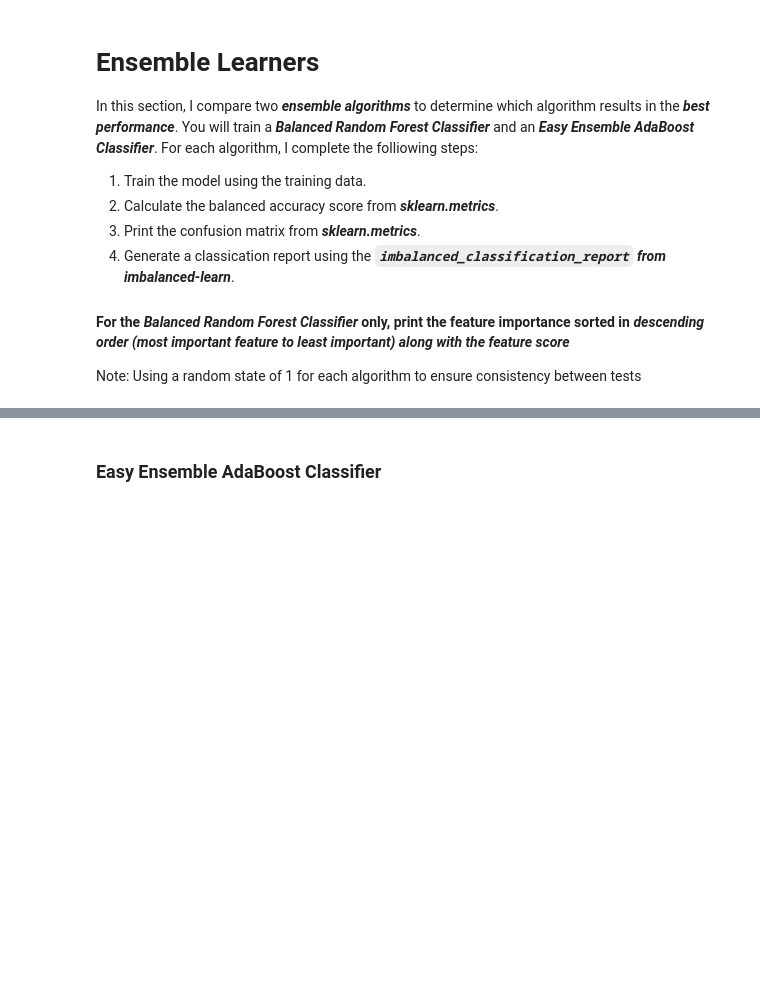
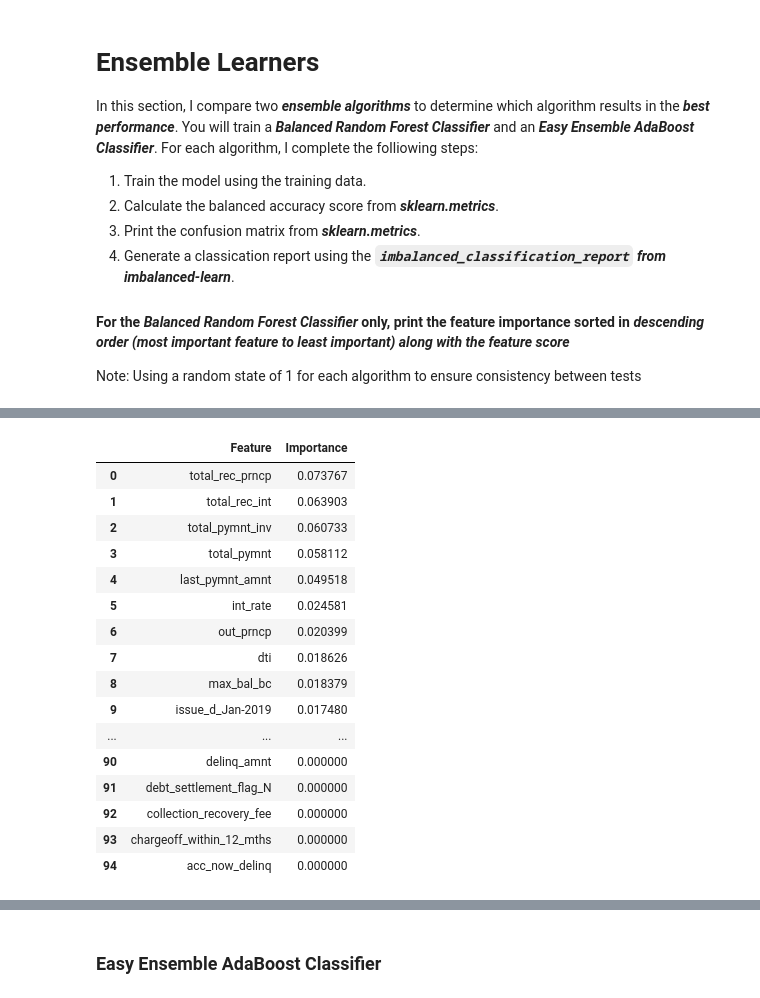
Before and after one commit to kjkubik/Credit_Risk_Analysis, a Jupyter notebook: credit_risk_ensemble.ipynb, the cells around one changed output, grey strips where cells are left out. Cells and saved outputs as stored; diff of their text form; code cells hidden in the pictures; blank space fills up the shorter version.

```diff
--- a/credit_risk_ensemble.ipynb
+++ b/credit_risk_ensemble.ipynb
@@ -172,0 +209,27 @@ avg / total       0.99      0.86      0.70      0.92      0.78      0.61     172
+# %%
+# sort features by importance.
+importance = sorted(zip(brf.feature_importances_, X.columns), reverse=True)
+#print(importance)
+importance_df = pd.DataFrame(importance,columns = ["Importance", "Feature"])
+# p#rint(importance_df)
+
+pd.set_option('display.max_rows', df.shape[0]+1)
+importance_df[["Feature" , "Importance"]]
+# %% [output]
+|  | Feature | Importance |
+| 0 | total_rec_prncp | 0.073767 |
+| 1 | total_rec_int | 0.063903 |
+| 2 | total_pymnt_inv | 0.060733 |
+| 3 | total_pymnt | 0.058112 |
+| 4 | last_pymnt_amnt | 0.049518 |
+| 5 | int_rate | 0.024581 |
+| 6 | out_prncp | 0.020399 |
+| 7 | dti | 0.018626 |
+| 8 | max_bal_bc | 0.018379 |
+| 9 | issue_d_Jan-2019 | 0.017480 |
+| ... | ... | ... |
+| 90 | delinq_amnt | 0.000000 |
+| 91 | debt_settlement_flag_N | 0.000000 |
+| 92 | collection_recovery_fee | 0.000000 |
+| 93 | chargeoff_within_12_mths | 0.000000 |
+| 94 | acc_now_delinq | 0.000000 |
```
Also changed, not shown: parts of 21 cells of this notebook, 1 other file.
